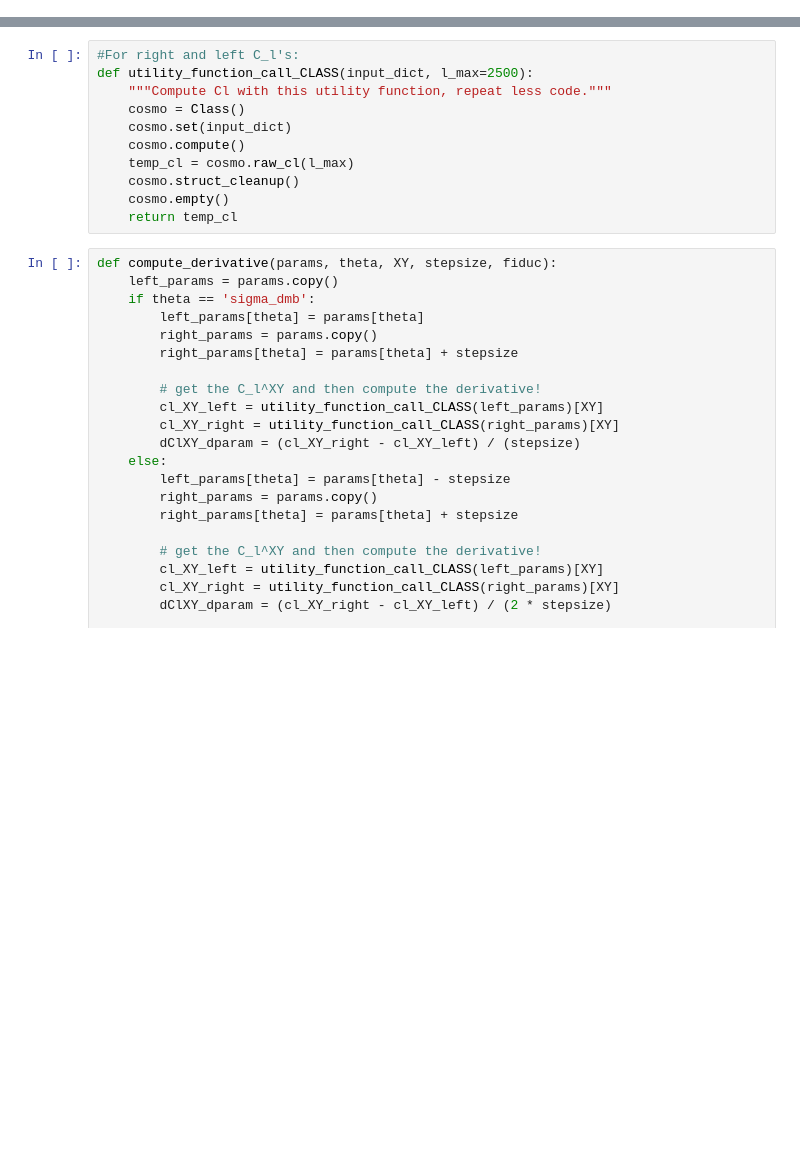
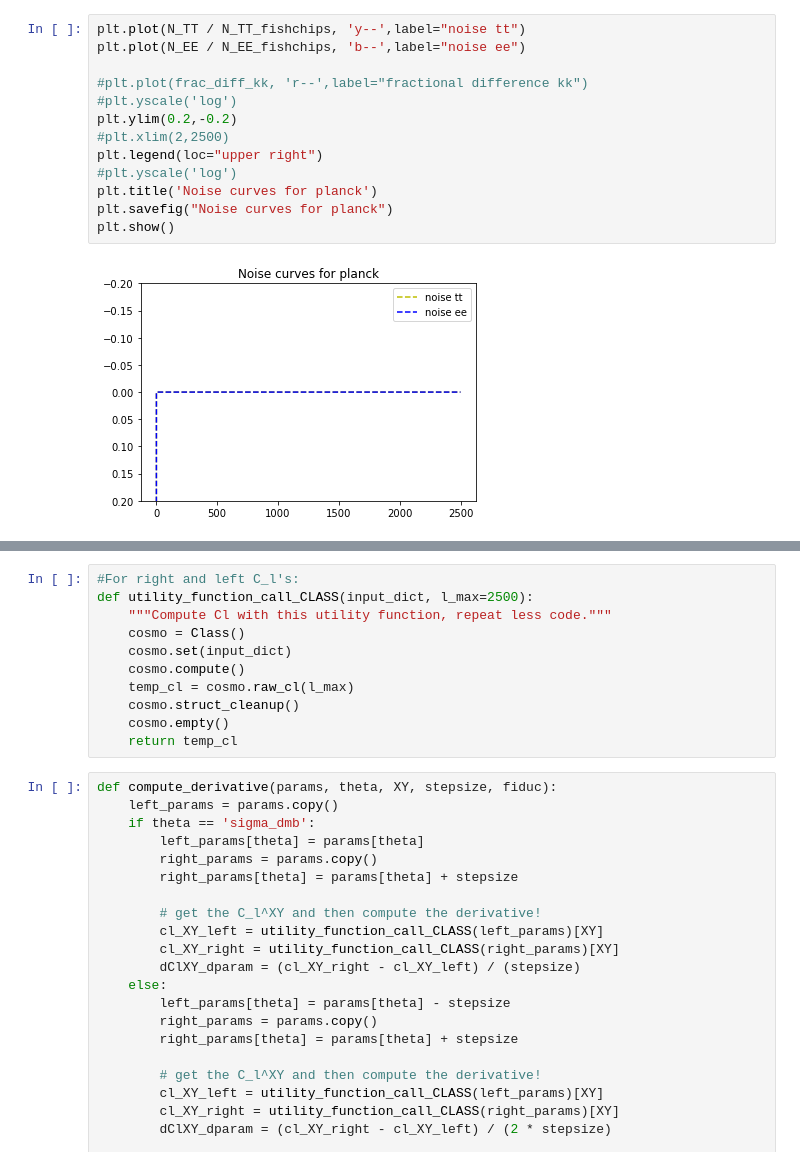
Before and after one commit to iej2106/fisher_dmb, a Jupyter notebook: compute_fisher_dmeff_planck.ipynb, the cells around one changed output, grey strips where cells are left out. Saved outputs shown, nothing was run; the diff lists cells and outputs as text; blank space fills up the shorter version.

```diff
--- a/compute_fisher_dmeff_planck.ipynb
+++ b/compute_fisher_dmeff_planck.ipynb
@@ -47,0 +133,15 @@ ell = fiducial['ell']
+# %%
+plt.plot(N_TT / N_TT_fishchips, 'y--',label="noise tt")
+plt.plot(N_EE / N_EE_fishchips, 'b--',label="noise ee")
+
+#plt.plot(frac_diff_kk, 'r--',label="fractional difference kk")
+#plt.yscale('log')
+plt.ylim(0.2,-0.2)
+#plt.xlim(2,2500)
+plt.legend(loc="upper right")
+#plt.yscale('log')
+plt.title('Noise curves for planck')
+plt.savefig("Noise curves for planck")
+plt.show()
+# %% [output]
+[figure, added]
```
Also changed, not shown: parts of 21 cells of this notebook, 1 other file.
